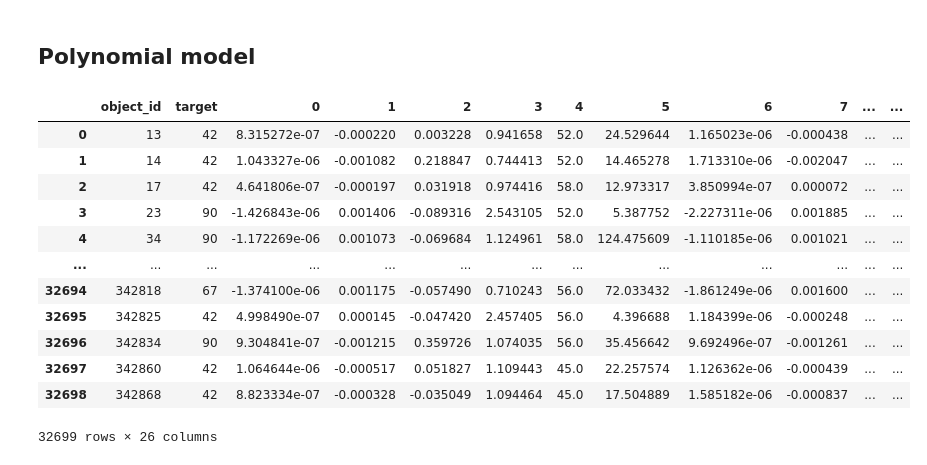
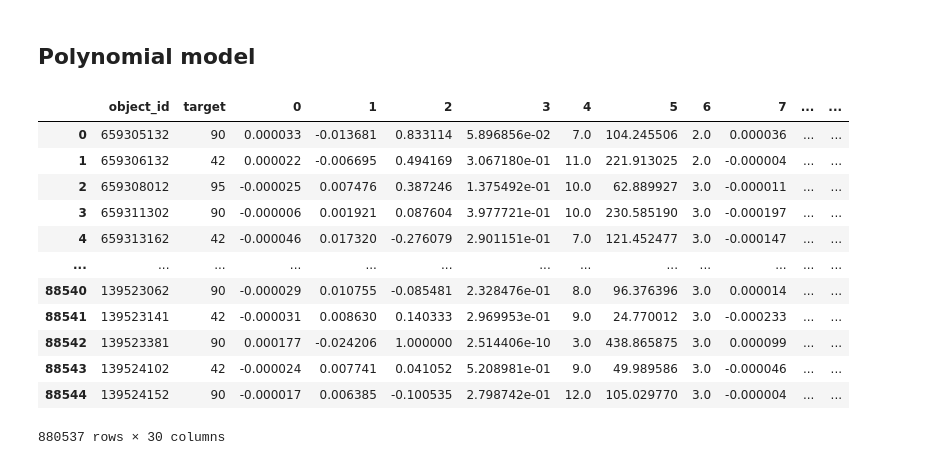
Before and after one commit to erusseil/PISN-classification, a Jupyter notebook: MachineLearning/ParamStudy.ipynb, the cells around one changed output. Saved outputs shown, nothing was run; the diff lists cells and outputs as text; code cells hidden in the pictures.

```diff
--- a/MachineLearning/ParamStudy.ipynb
+++ b/MachineLearning/ParamStudy.ipynb
@@ -18,32 +18,36 @@ passband_list = {0:'u',1:'g',2:'r',3:'i',4:'z',5:'y'}
 # %% [markdown]
 ## Polynomial model
 # %%
-cols = ['A','B','C','err','points','max_flux']
+cols = ['A','B','C','err','points','max_flux','nb_DB']
 nb_extra = 0   #Number of extra parameter that you dont want to plot
 nb_band = 4
 
-sample = 'Silver'
-curve = 'Complete/'
-PISN_split = '-1_'
+sample = 'Iron'
+curve = 'Half/'
+additional = '4p/'
+PISN_split = '-2_'
 model = 'poly'
 purpose = 'test'
+file = 'FUSED'
+extras = ''
 # %%
-path="../../plasticc/param_table/"+sample+"/"+curve+purpose+PISN_split+model+".pkl"
+path="../../plasticc/param_table/"+sample+"/"+curve+additional+purpose+PISN_split+model+extras+file+".pkl"
 data=pd.read_pickle(path)
 nb_param = len(cols)
+anomaly = 994
 data
 # %% [output]
 |  | object_id | target | 0 | 1 | 2 | 3 | 4 | 5 | 6 | 7 | ... | ... |
-| 0 | 13 | 42 | 8.315272e-07 | -0.000220 | 0.003228 | 0.941658 | 52.0 | 24.529644 | 1.165023e-06 | -0.000438 | ... | ... |
-| 1 | 14 | 42 | 1.043327e-06 | -0.001082 | 0.218847 | 0.744413 | 52.0 | 14.465278 | 1.713310e-06 | -0.002047 | ... | ... |
-| 2 | 17 | 42 | 4.641806e-07 | -0.000197 | 0.031918 | 0.974416 | 58.0 | 12.973317 | 3.850994e-07 | 0.000072 | ... | ... |
-| 3 | 23 | 90 | -1.426843e-06 | 0.001406 | -0.089316 | 2.543105 | 52.0 | 5.387752 | -2.227311e-06 | 0.001885 | ... | ... |
-| 4 | 34 | 90 | -1.172269e-06 | 0.001073 | -0.069684 | 1.124961 | 58.0 | 124.475609 | -1.110185e-06 | 0.001021 | ... | ... |
+| 0 | 659305132 | 90 | 0.000033 | -0.013681 | 0.833114 | 5.896856e-02 | 7.0 | 104.245506 | 2.0 | 0.000036 | ... | ... |
+| 1 | 659306132 | 42 | 0.000022 | -0.006695 | 0.494169 | 3.067180e-01 | 11.0 | 221.913025 | 2.0 | -0.000004 | ... | ... |
+| 2 | 659308012 | 95 | -0.000025 | 0.007476 | 0.387246 | 1.375492e-01 | 10.0 | 62.889927 | 3.0 | -0.000011 | ... | ... |
+| 3 | 659311302 | 90 | -0.000006 | 0.001921 | 0.087604 | 3.977721e-01 | 10.0 | 230.585190 | 3.0 | -0.000197 | ... | ... |
+| 4 | 659313162 | 42 | -0.000046 | 0.017320 | -0.276079 | 2.901151e-01 | 7.0 | 121.452477 | 3.0 | -0.000147 | ... | ... |
 | ... | ... | ... | ... | ... | ... | ... | ... | ... | ... | ... | ... | ... |
-| 32694 | 342818 | 67 | -1.374100e-06 | 0.001175 | -0.057490 | 0.710243 | 56.0 | 72.033432 | -1.861249e-06 | 0.001600 | ... | ... |
-| 32695 | 342825 | 42 | 4.998490e-07 | 0.000145 | -0.047420 | 2.457405 | 56.0 | 4.396688 | 1.184399e-06 | -0.000248 | ... | ... |
-| 32696 | 342834 | 90 | 9.304841e-07 | -0.001215 | 0.359726 | 1.074035 | 56.0 | 35.456642 | 9.692496e-07 | -0.001261 | ... | ... |
-| 32697 | 342860 | 42 | 1.064644e-06 | -0.000517 | 0.051827 | 1.109443 | 45.0 | 22.257574 | 1.126362e-06 | -0.000439 | ... | ... |
-| 32698 | 342868 | 42 | 8.823334e-07 | -0.000328 | -0.035049 | 1.094464 | 45.0 | 17.504889 | 1.585182e-06 | -0.000837 | ... | ... |
+| 88540 | 139523062 | 90 | -0.000029 | 0.010755 | -0.085481 | 2.328476e-01 | 8.0 | 96.376396 | 3.0 | 0.000014 | ... | ... |
+| 88541 | 139523141 | 42 | -0.000031 | 0.008630 | 0.140333 | 2.969953e-01 | 9.0 | 24.770012 | 3.0 | -0.000233 | ... | ... |
+| 88542 | 139523381 | 90 | 0.000177 | -0.024206 | 1.000000 | 2.514406e-10 | 3.0 | 438.865875 | 3.0 | 0.000099 | ... | ... |
+| 88543 | 139524102 | 42 | -0.000024 | 0.007741 | 0.041052 | 5.208981e-01 | 9.0 | 49.989586 | 3.0 | -0.000046 | ... | ... |
+| 88544 | 139524152 | 90 | -0.000017 | 0.006385 | -0.100535 | 2.798742e-01 | 12.0 | 105.029770 | 3.0 | -0.000004 | ... | ... |
-32699 rows × 26 columns
+880537 rows × 30 columns
 # %%
```
Also changed, not shown: parts of 3 cells of this notebook.
